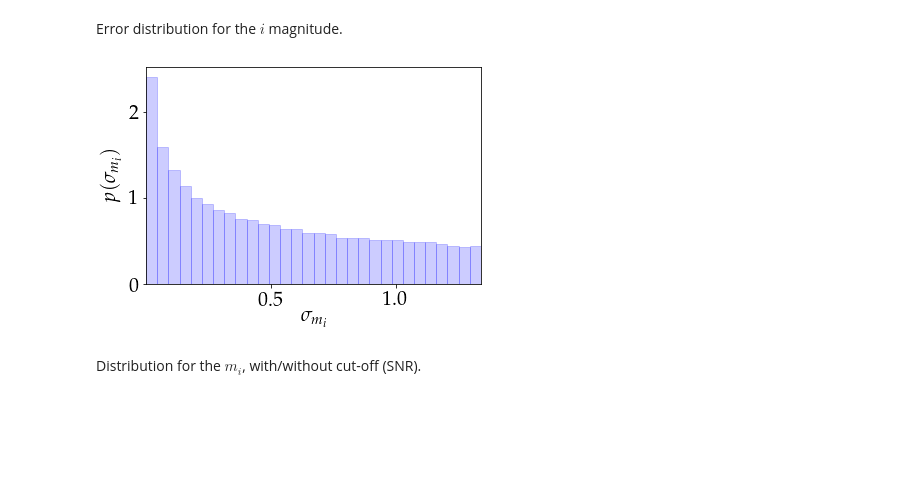
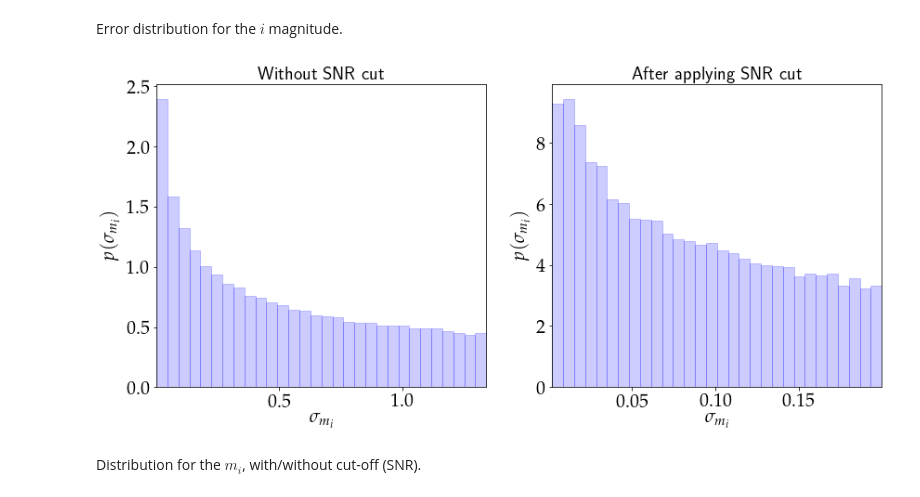
Before and after one commit to Harry45/BHM-nz, a Jupyter notebook: reference/BL-2016/understanding.ipynb, the cells around one changed output. Cells and saved outputs as stored; diff of their text form; code cells hidden in the pictures; blank space fills up the shorter version.

```diff
--- a/reference/BL-2016/understanding.ipynb
+++ b/reference/BL-2016/understanding.ipynb
@@ -216,6 +217,17 @@ def imagnitude_error_distribution(magnitudes, param_a = 4.56, param_b=1.0, param
     fnoise = (flim / sigmadet)**2 * param_k * teff - flim
     sigma_m = 2.5/np.log(10) * np.sqrt((1.0+fnoise/flux)/(flux * param_k * teff))
     return sigma_m
+
+
+    a, b = 4.56, 1
+    k = 1
+    sigmadet = 5
+    teff = np.exp(a + b * (mlim - 21.))
+    F = 10**(-0.4*(m-22.5))
+    Flim = 10**(-0.4*(mlim-22.5))
+    Fnoise = (Flim/sigmadet)**2 * k * teff - Flim
+    return 2.5/np.log(10) * np.sqrt( (1 + Fnoise/F) / (F*k*teff))
+
 
 def draw_samples_one_dim(pdf, grid, nsamples):
     cdf = np.cumsum(pdf)
@@ -259,16 +271,27 @@ NBINS = 30
 # %% [markdown]
 Error distribution for the $i$ magnitude.
 # %%
-plt.figure()
+plt.figure(figsize = (14, 6))
+plt.subplot(121)
+plt.title('Without SNR cut', fontsize=fontSize)
 plt.hist(imagerrs, density=True, bins=NBINS, edgecolor='b', color = 'b', alpha = 0.2)
 plt.xlim(min(imagerrs), max(imagerrs))
 plt.xlabel(r'$\sigma_{m_{i}}$', fontsize = fontSize)
 plt.ylabel(r'$p(\sigma_{m_{i}})$', fontsize = fontSize)
 plt.tick_params(axis='x', labelsize=fontSize)
 plt.tick_params(axis='y', labelsize=fontSize)
+
+plt.subplot(122)
+plt.title('After applying SNR cut', fontsize=fontSize)
+plt.hist(imagerrs_cut, density=True, bins=NBINS, edgecolor='b', color = 'b', alpha = 0.2)
+plt.xlim(min(imagerrs_cut), max(imagerrs_cut))
+plt.xlabel(r'$\sigma_{m_{i}}$', fontsize = fontSize)
+plt.ylabel(r'$p(\sigma_{m_{i}})$', fontsize = fontSize)
+plt.tick_params(axis='x', labelsize=fontSize)
+plt.tick_params(axis='y', labelsize=fontSize)
 plt.show()
 # %% [output]
-[figure, old version]
+[figure, new version]
 # %% [markdown]
 Distribution for the $m_{i}$, with/without cut-off (SNR).
 # %%
```
Also changed, not shown: parts of 41 cells of this notebook, 7 other files.
